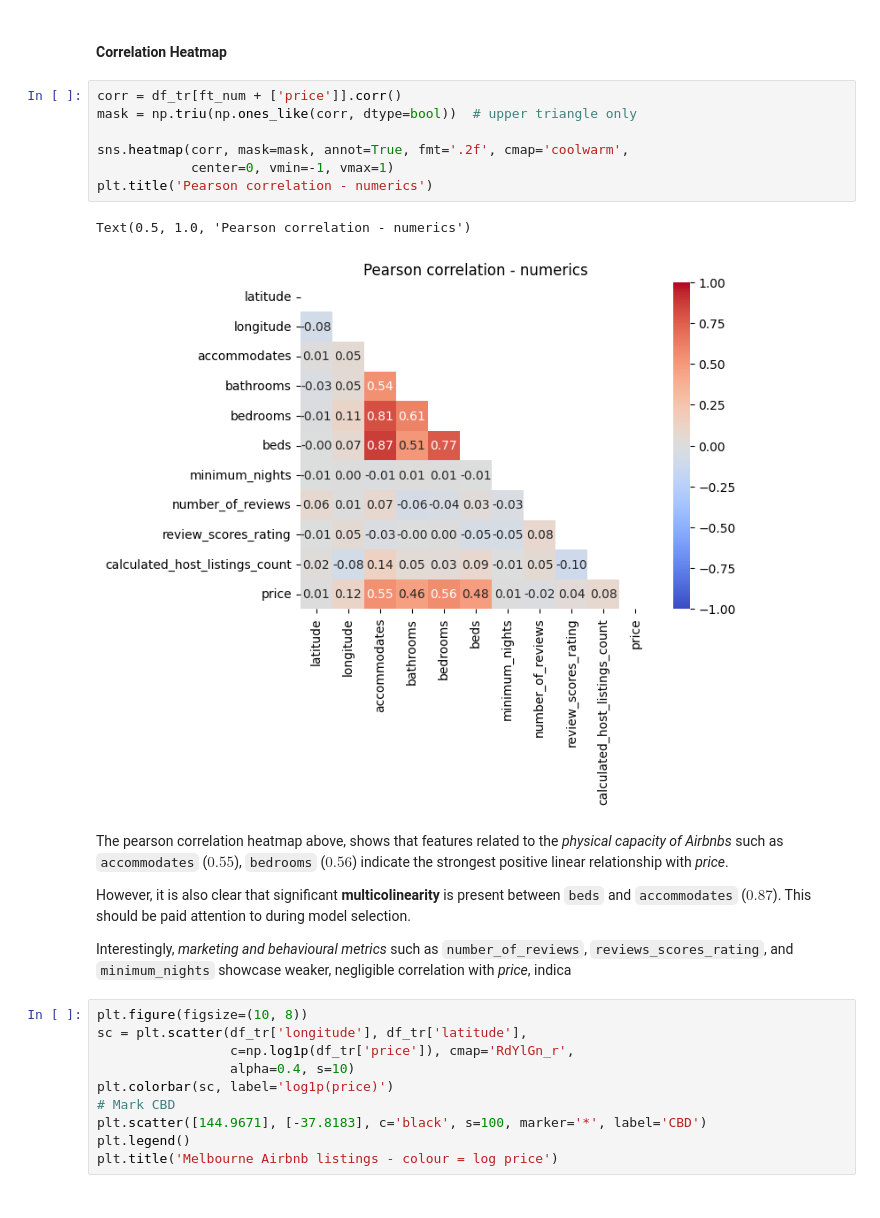
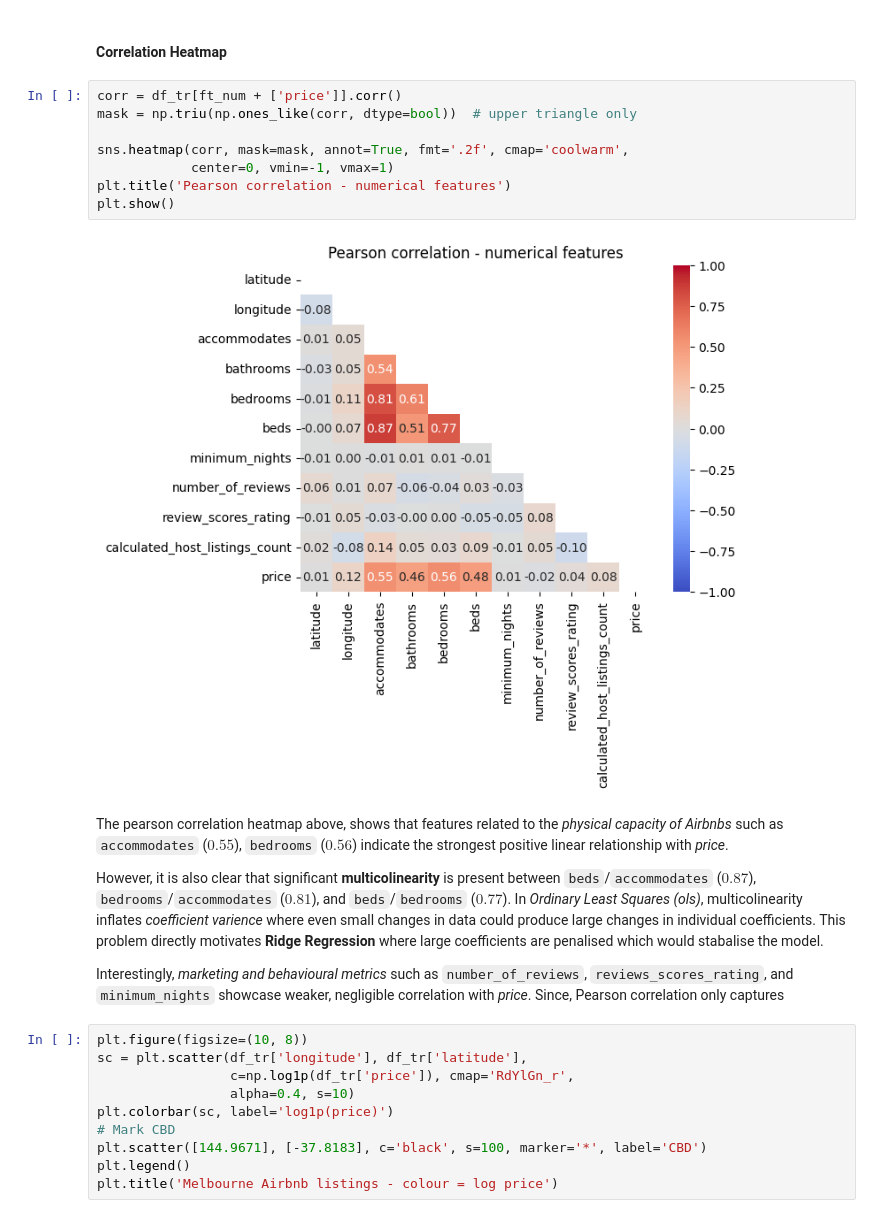
Before and after one commit to wadamiru/manual-ml, a Jupyter notebook: projects/regression/notebooks/airbnb_price_pred.ipynb, the cells around one changed output. Cells and saved outputs as stored; diff of their text form.

Commit message:
Info on pearson correlation

```diff
--- a/projects/regression/notebooks/airbnb_price_pred.ipynb
+++ b/projects/regression/notebooks/airbnb_price_pred.ipynb
@@ -250,19 +250,19 @@ plt.tight_layout()
 # %%
 corr = df_tr[ft_num + ['price']].corr()
 mask = np.triu(np.ones_like(corr, dtype=bool))  # upper triangle only
 
 sns.heatmap(corr, mask=mask, annot=True, fmt='.2f', cmap='coolwarm',
             center=0, vmin=-1, vmax=1)
-plt.title('Pearson correlation - numerics')
+plt.title('Pearson correlation - numerical features')
+plt.show()
 # %% [output]
-Text(0.5, 1.0, 'Pearson correlation - numerics')
-[figure, old version]
+[figure, new version]
 # %% [markdown]
 The pearson correlation heatmap above, shows that features related to the *physical capacity of Airbnbs* such as `accommodates` ($0.55$), `bedrooms` ($0.56$) indicate the strongest positive linear relationship with *price*.
 
-However, it is also clear that significant **multicolinearity** is present between `beds` and `accommodates` ($0.87$). This should be paid attention to during model selection.
+However, it is also clear that significant **multicolinearity** is present between `beds`/`accommodates` ($0.87$), `bedrooms`/`accommodates` ($0.81$), and `beds`/`bedrooms` ($0.77$). In *Ordinary Least Squares (ols)*, multicolinearity inflates *coefficient varience* where even small changes in data could produce large changes in individual coefficients. This problem directly motivates **Ridge Regression** where large coefficients are penalised which would stabalise the model.
 
-Interestingly, *marketing and behavioural metrics* such as `number_of_reviews`, `reviews_scores_rating`, and `minimum_nights` showcase weaker, negligible correlation with *price*, indica
+Interestingly, *marketing and behavioural metrics* such as `number_of_reviews`, `reviews_scores_rating`, and `minimum_nights` showcase weaker, negligible correlation with *price*. Since, Pearson correlation only captures
 # %%
 plt.figure(figsize=(10, 8))
 sc = plt.scatter(df_tr['longitude'], df_tr['latitude'],
```
Also changed, not shown: parts of 1 cell of this notebook.
